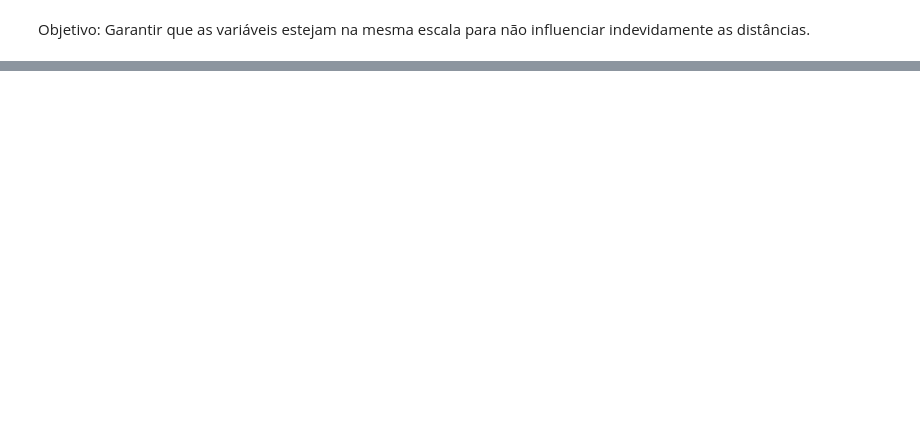
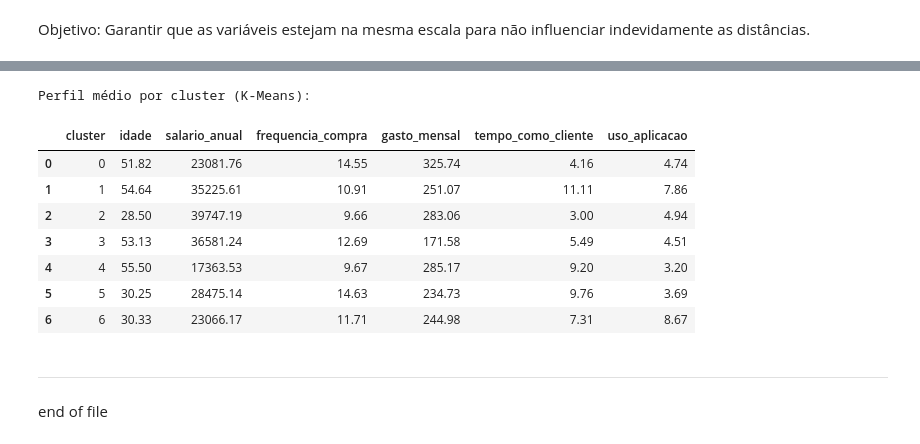
Before and after one commit to jpedrodias/FundamentosModelosAnaliticosPython, a Jupyter notebook: Week04/exemplos.ipynb, the cells around one changed output, grey strips where cells are left out. Drawn from its saved outputs; the diff is of its cells as text; code cells hidden in the pictures; blank space fills up the shorter version.

```diff
--- a/Week04/exemplos.ipynb
+++ b/Week04/exemplos.ipynb
@@ -437,0 +545,5 @@ Objetivo: Garantir que as variáveis estejam na mesma escala para não influenci
+# %%
+# 1. Carregar o dataset
+df = pd.read_csv('data/clientes.csv')
+print(f'Shape: {df.shape}')
+display(df.head())
@@ -437,0 +597,11 @@ Objetivo: Garantir que as variáveis estejam na mesma escala para não influenci
+# %%
+# 4. Escolher k ótimo (K-Means) usando Silhouette
+sil_scores = {}
+for k in range(2, 9):
+    km = KMeans(n_clusters=k, n_init=10, random_state=42)
+    labels = km.fit_predict(X)
+    sil_scores[k] = silhouette_score(X, labels)
+
+best_k = max(sil_scores, key=sil_scores.get)
+print('\nSilhouette scores:', sil_scores)
+print(f'Melhor k: {best_k}')
@@ -437,0 +611,7 @@ Objetivo: Garantir que as variáveis estejam na mesma escala para não influenci
+# %%
+# 5. Clustering final
+kmeans = KMeans(n_clusters=best_k, n_init=10, random_state=42)
+kmeans_labels = kmeans.fit_predict(X)
+
+gmm = GaussianMixture(n_components=best_k, random_state=42)
+gmm_labels = gmm.fit_predict(X)
@@ -437,0 +644,24 @@ Objetivo: Garantir que as variáveis estejam na mesma escala para não influenci
+# %%
+# 7. Perfil dos clusters (K-Means)
+df_km = df.copy()
+df_km['cluster'] = kmeans_labels
+
+profile = (
+    df_km.groupby('cluster')[numeric_cols]
+    .mean()
+    .round(2)
+    .reset_index()
+)
+
+print('\nPerfil médio por cluster (K-Means):')
+display(profile)
+# %% [output]
+Perfil médio por cluster (K-Means):
+|  | cluster | idade | salario_anual | frequencia_compra | gasto_mensal | tempo_como_cliente | uso_aplicacao |
+| 0 | 0 | 51.82 | 23081.76 | 14.55 | 325.74 | 4.16 | 4.74 |
+| 1 | 1 | 54.64 | 35225.61 | 10.91 | 251.07 | 11.11 | 7.86 |
+| 2 | 2 | 28.50 | 39747.19 | 9.66 | 283.06 | 3.00 | 4.94 |
+| 3 | 3 | 53.13 | 36581.24 | 12.69 | 171.58 | 5.49 | 4.51 |
+| 4 | 4 | 55.50 | 17363.53 | 9.67 | 285.17 | 9.20 | 3.20 |
+| 5 | 5 | 30.25 | 28475.14 | 14.63 | 234.73 | 9.76 | 3.69 |
+| 6 | 6 | 30.33 | 23066.17 | 11.71 | 244.98 | 7.31 | 8.67 |
@@ -437,0 +671,3 @@ Objetivo: Garantir que as variáveis estejam na mesma escala para não influenci
+# %% [markdown]
+---
+end of file
```
Also changed, not shown: parts of 28 cells of this notebook, 1 other file.
